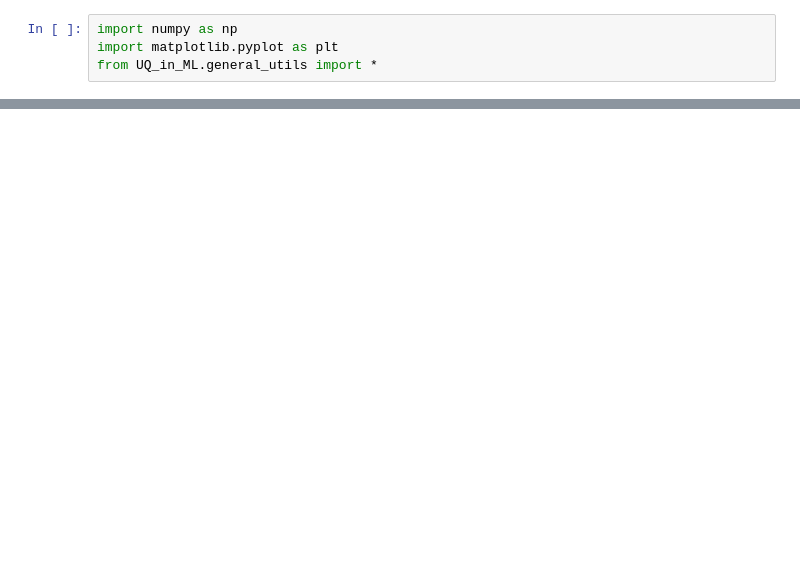
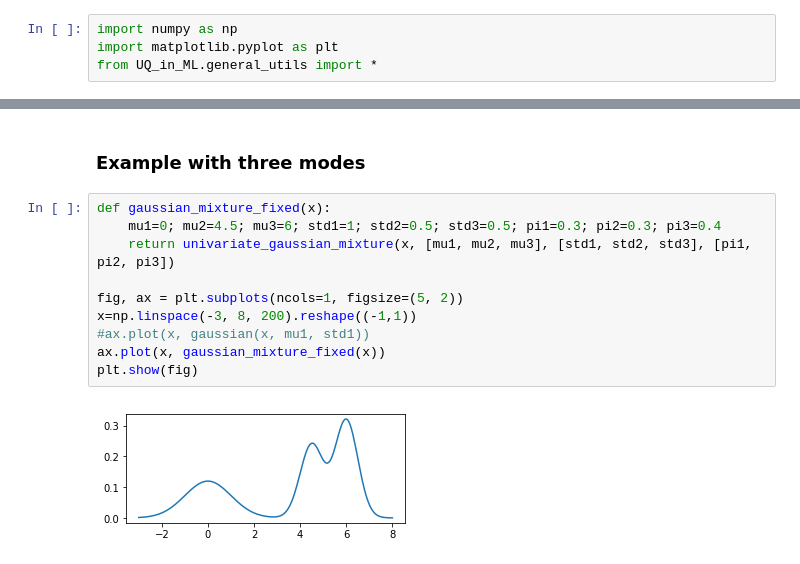
Before and after one commit to AudOlivier/UQ_in_ML, a Jupyter notebook: Principles_Variational_Inference .ipynb, the cells around one changed output, grey strips where cells are left out. Cells and saved outputs as stored; diff of their text form; blank space fills up the shorter version.

```diff
--- a/Principles_Variational_Inference .ipynb
+++ b/Principles_Variational_Inference .ipynb
@@ -95,0 +232,14 @@ for alpha in [0.001, 0.999]:
+# %% [markdown]
+### Example with three modes
+# %%
+def gaussian_mixture_fixed(x):
+    mu1=0; mu2=4.5; mu3=6; std1=1; std2=0.5; std3=0.5; pi1=0.3; pi2=0.3; pi3=0.4
+    return univariate_gaussian_mixture(x, [mu1, mu2, mu3], [std1, std2, std3], [pi1, pi2, pi3])
+
+fig, ax = plt.subplots(ncols=1, figsize=(5, 2))
+x=np.linspace(-3, 8, 200).reshape((-1,1))
+#ax.plot(x, gaussian(x, mu1, std1))
+ax.plot(x, gaussian_mixture_fixed(x))
+plt.show(fig)
+# %% [output]
+[figure, added]
```
Also changed, not shown: parts of 24 cells of this notebook, 2 other files.
